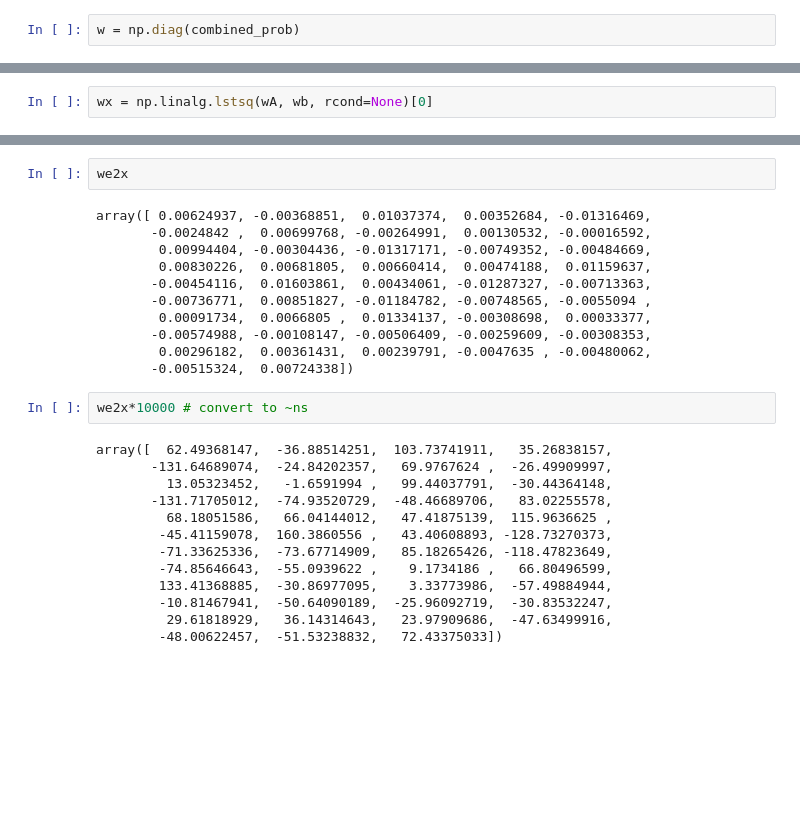
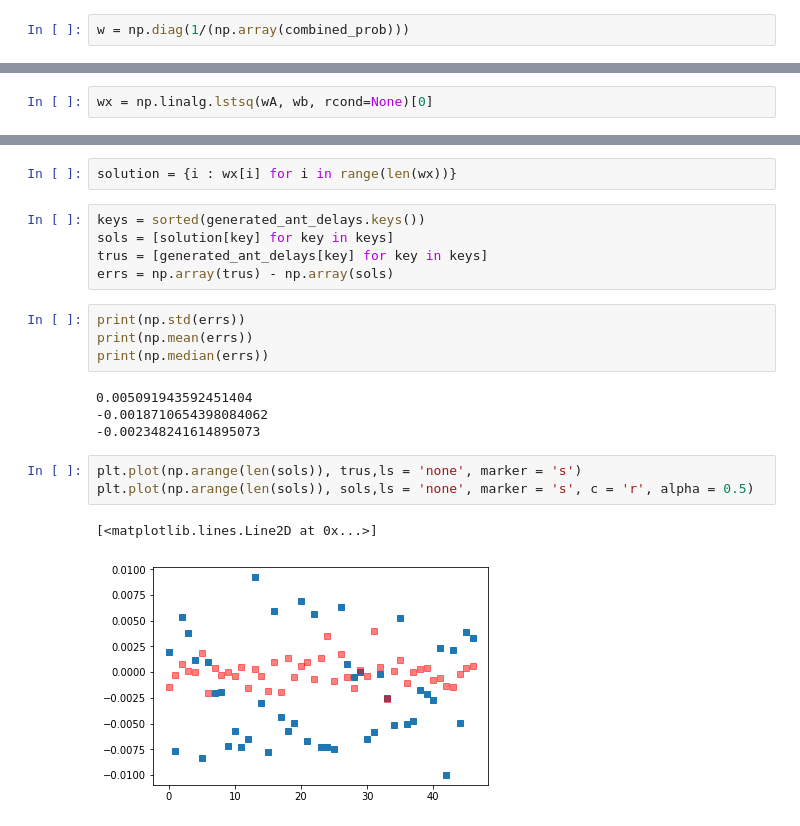
Before and after one commit to andrewasheridan/hera_sandbox, a Jupyter notebook: aas/experiments/Classification_Evaluator.ipynb, the cells around one changed output, grey strips where cells are left out. Saved outputs shown, nothing was run; the diff lists cells and outputs as text; blank space fills up the shorter version.

```diff
--- a/aas/experiments/Classification_Evaluator.ipynb
+++ b/aas/experiments/Classification_Evaluator.ipynb
@@ -279,7 +336,7 @@ combined_prob as Weights 🤷🏻‍♂️
 # %% [markdown]
 Solve wAx = wb
 # %%
-w = np.diag(combined_prob)
+w = np.diag(1/(np.array(combined_prob)))
 # %%
 wb = np.dot(w,b)
 # %%
@@ -371,28 +366,21 @@ we2x = np.linalg.lstsq(we2A, we2b, rcond=None)[0]
-# %%
-we2x
-# %% [output]
-array([ 0.00624937, -0.00368851,  0.01037374,  0.00352684, -0.01316469,
-       -0.0024842 ,  0.00699768, -0.00264991,  0.00130532, -0.00016592,
-        0.00994404, -0.00304436, -0.01317171, -0.00749352, -0.00484669,
-        0.00830226,  0.00681805,  0.00660414,  0.00474188,  0.01159637,
-       -0.00454116,  0.01603861,  0.00434061, -0.01287327, -0.00713363,
-       -0.00736771,  0.00851827, -0.01184782, -0.00748565, -0.0055094 ,
-        0.00091734,  0.0066805 ,  0.01334137, -0.00308698,  0.00033377,
-       -0.00574988, -0.00108147, -0.00506409, -0.00259609, -0.00308353,
-        0.00296182,  0.00361431,  0.00239791, -0.0047635 , -0.00480062,
-       -0.00515324,  0.00724338])
-# %%
-we2x*10000 # convert to ~ns
-# %% [output]
-array([  62.49368147,  -36.88514251,  103.73741911,   35.26838157,
-       -131.64689074,  -24.84202357,   69.9767624 ,  -26.49909997,
-         13.05323452,   -1.6591994 ,   99.44037791,  -30.44364148,
-       -131.71705012,  -74.93520729,  -48.46689706,   83.02255578,
-         68.18051586,   66.04144012,   47.41875139,  115.9636625 ,
-        -45.41159078,  160.3860556 ,   43.40608893, -128.73270373,
-        -71.33625336,  -73.67714909,   85.18265426, -118.47823649,
-        -74.85646643,  -55.0939622 ,    9.1734186 ,   66.80496599,
-        133.41368885,  -30.86977095,    3.33773986,  -57.49884944,
-        -10.81467941,  -50.64090189,  -25.96092719,  -30.83532247,
-         29.61818929,   36.14314643,   23.97909686,  -47.63499916,
-        -48.00622457,  -51.53238832,   72.43375033])
+# %%
+solution = {i : wx[i] for i in range(len(wx))}
+# %%
+keys = sorted(generated_ant_delays.keys())
+sols = [solution[key] for key in keys]
+trus = [generated_ant_delays[key] for key in keys]
+errs = np.array(trus) - np.array(sols)
+# %%
+print(np.std(errs))
+print(np.mean(errs))
+print(np.median(errs))
+# %% [output]
+0.005091943592451404
+-0.0018710654398084062
+-0.002348241614895073
+# %%
+plt.plot(np.arange(len(sols)), trus,ls = 'none', marker = 's')
+plt.plot(np.arange(len(sols)), sols,ls = 'none', marker = 's', c = 'r', alpha = 0.5)
+# %% [output]
+[<matplotlib.lines.Line2D at 0x...>]
+[figure, added]
```
Also changed, not shown: parts of 54 cells of this notebook.
